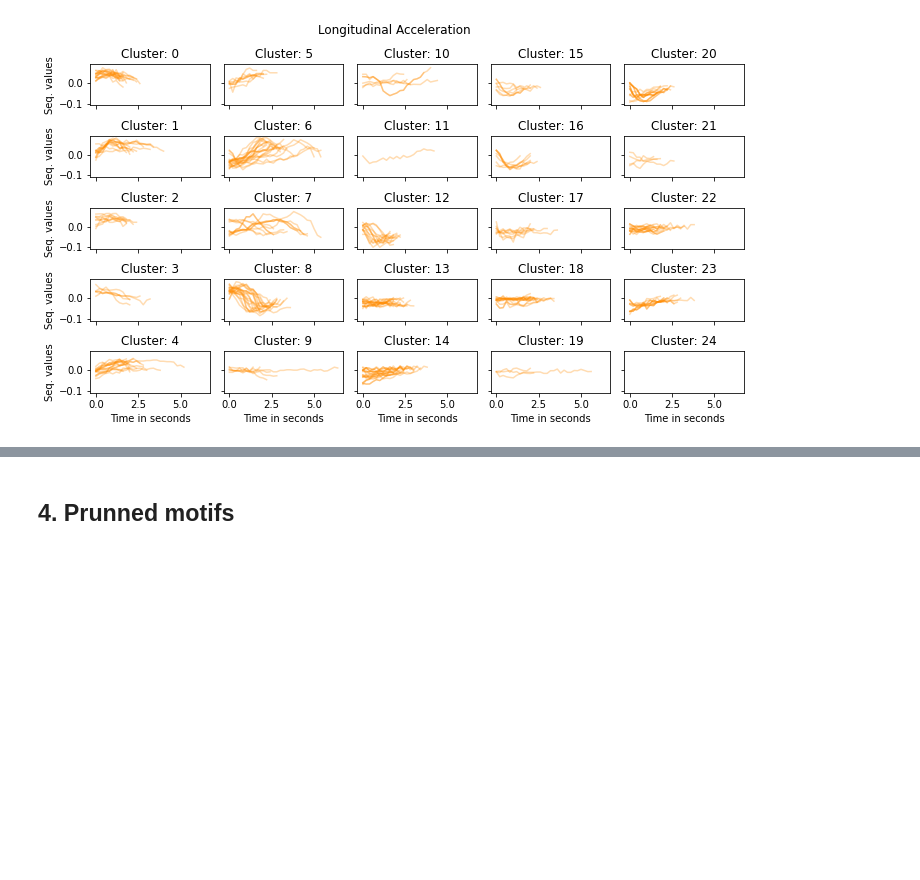
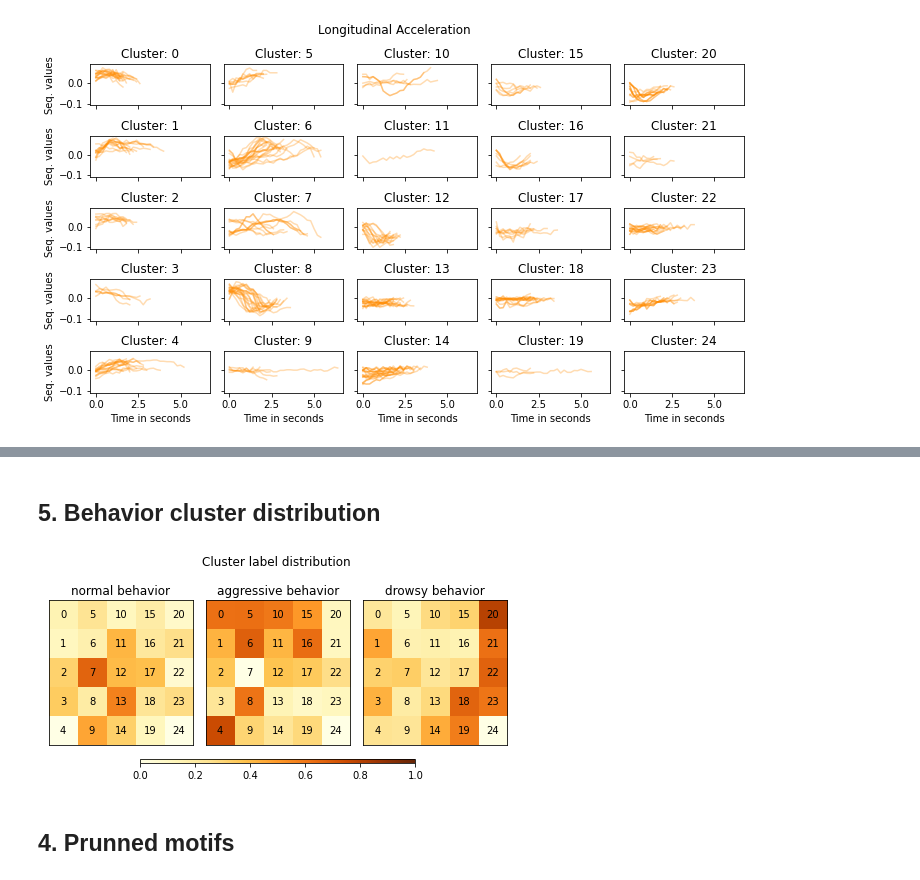
Before and after one commit to misilva73/tripMD, a Jupyter notebook: notebooks/tripmd_outputs_single_drivers.ipynb, the cells around one changed output, grey strips where cells are left out. Drawn from its saved outputs; the diff is of its cells as text; code cells hidden in the pictures; blank space fills up the shorter version.

```diff
--- a/notebooks/tripmd_outputs_single_drivers.ipynb
+++ b/notebooks/tripmd_outputs_single_drivers.ipynb
@@ -81,3 +81,11 @@ clusters_sum
+# %% [markdown]
+## 5. Behavior cluster distribution
+# %%
+uah_viz.plot_cluster_behavior_rates(cluster_dict_list, trip_list, None, dtwsom_model._cols)
+plt.suptitle("Cluster label distribution")
+plt.show()
+# %% [output]
+[figure, added]
 # %% [markdown]
 ## 4. Prunned motifs
 # %%
```
Also changed, not shown: parts of 3 cells of this notebook, 3 other files.
